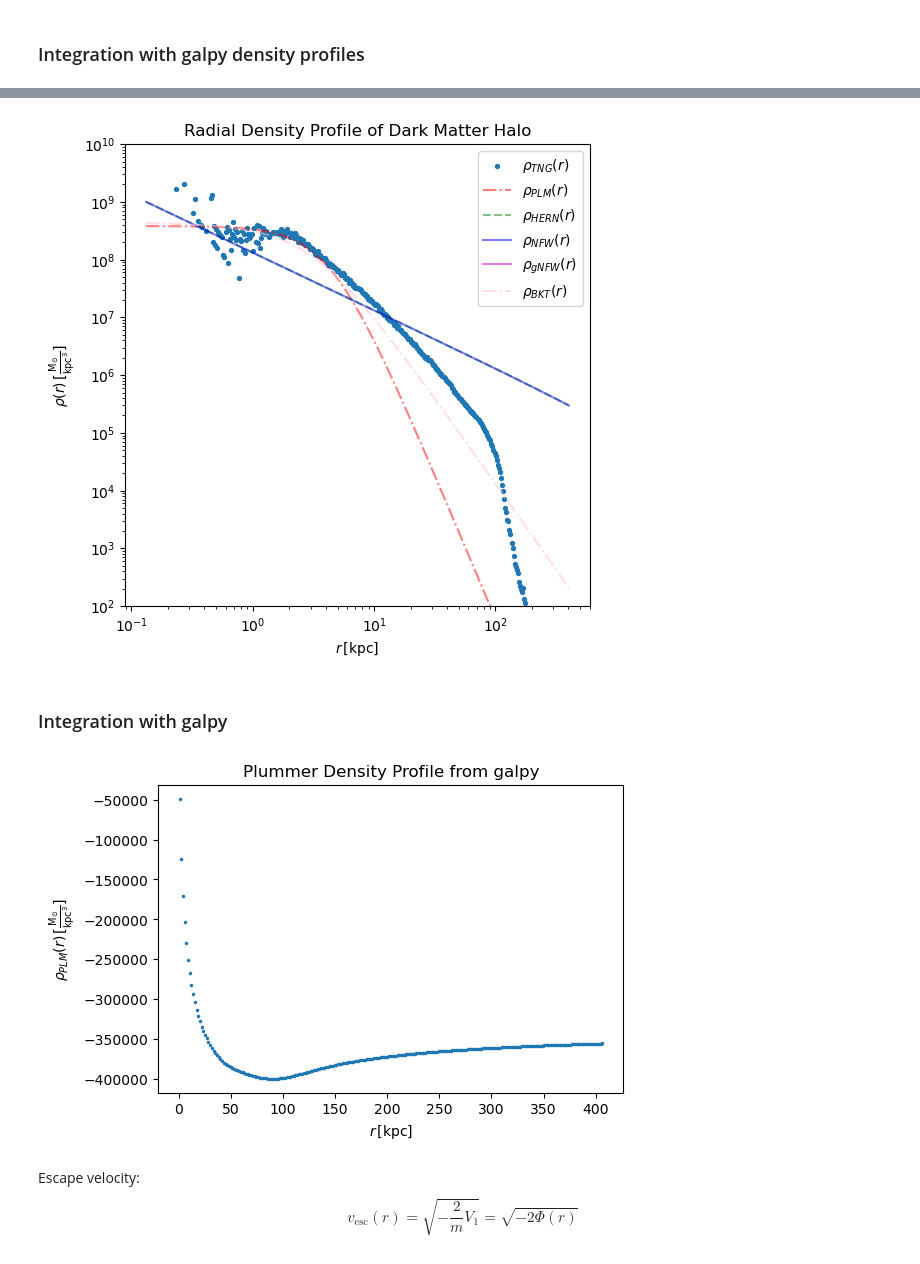
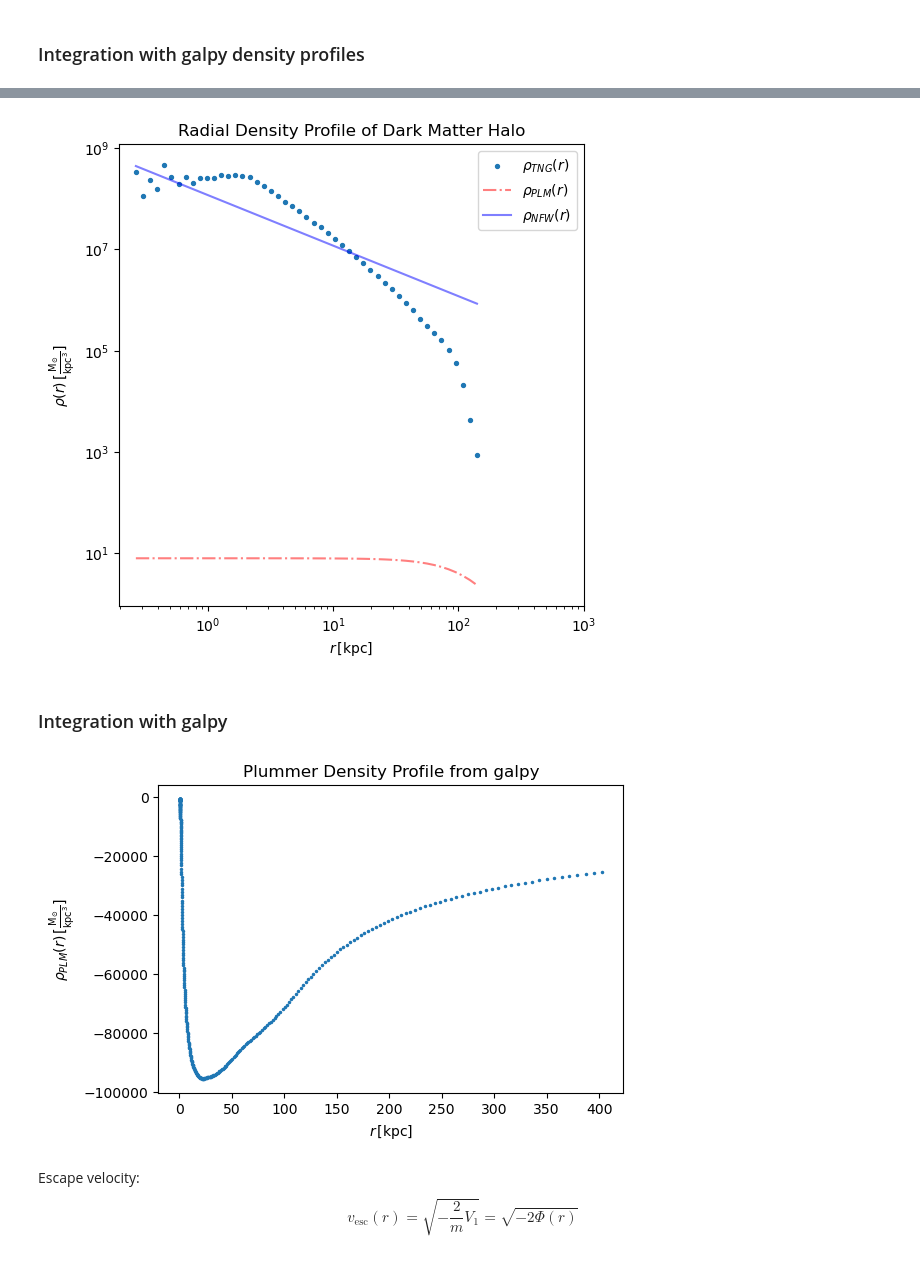
Before and after one commit to Jitskeverheecke/TANA_Project, a Jupyter notebook: project.ipynb, the cells around one changed output, grey strips where cells are left out. Cells and saved outputs as stored; diff of their text form; code cells hidden in the pictures.

```diff
--- a/project.ipynb
+++ b/project.ipynb
@@ -328,11 +339,10 @@ plt.show()
 # %%
 #logbins
-bins = np.logspace(np.log10(r_min.value), np.log10(r_max.value), n_bins)
+n_bins= 50
+bins = np.logspace(np.log10(0.25), np.log10(150), n_bins)
 r_j = np.sqrt(bins[1:] * bins[:-1]) * kpc
 
 counts, _ = np.histogram(r.value, bins=bins)
-
-
 vol = (4/3) * np.pi * (bins[1:]**3 - bins[:-1]**3)
 
 rho_j = counts * mass_dm / vol
@@ -436,11 +475,11 @@ def rho_Burkert(r, b , rho0):
 # %%
-popt_plummer, pcov_plummer = curve_fit(rho_plummer, r_j.value, rho_j.value, p0=[20, 1e8])
-popt_Hernquist, pcov_Hernquist = curve_fit(rho_Hernquist, r_j.value, rho_j.value, p0=[20, 1e8], maxfev=10000)
-popt_Jaffe, pcov_Jaffe = curve_fit(rho_Jaffe, r_j.value, rho_j.value, p0=[30, 1e8], maxfev=10000)
-popt_NFW, pcov_NFW = curve_fit(rho_NFW, r_j.value, rho_j.value, p0=[70, 1e9], maxfev=10000)
-popt_dpl, pcov_dpl = curve_fit(DPL, r_j.value, rho_j.value, p0=[50, 4, 1e9, 2], maxfev=10000)
-popt_Einasto, pcov_Einasto = curve_fit(rho_Einasto,r_j.value,rho_j.value,p0=[50, 1e9, 0.15], bounds=([0, 0, 0.05], [np.inf, np.inf, 1.0]),maxfev=20000)
-popt_gNFW, pcov_gNFW = curve_fit(rho_gNFW, r_j.value, rho_j.value, p0=[50.0, 1e9, 1.0], maxfev=20000)
-popt_Burkert, pcov_Burkert = curve_fit(rho_Burkert, r_j.value, rho_j.value, p0=[20, 1e8], maxfev=20000)
+popt_plummer, pcov_plummer = curve_fit(rho_plummer, r_j.value, np.log10(rho_j.value), p0=[20, 8])
+#popt_Hernquist, pcov_Hernquist = curve_fit(rho_Hernquist, r_j_fit, rho_j_fit, p0=[20, 1e8], maxfev=10000)
+#popt_Jaffe, pcov_Jaffe = curve_fit(rho_Jaffe, r_j_fit, rho_j_fit, p0=[30, 1e8], maxfev=10000)
+popt_NFW, pcov_NFW = curve_fit(rho_NFW, r_j.value, (rho_j.value), p0=[20, 1e8], maxfev=10000)
+#popt_dpl, pcov_dpl = curve_fit(DPL, r_j.value, rho_j.value, p0=[50, 4, 1e9, 2], maxfev=10000)
+#popt_Einasto, pcov_Einasto = curve_fit(rho_Einasto,r_j_fit,rho_j_fit,p0=[50, 1e9, 0.15], bounds=([0, 0, 0.05], [np.inf, np.inf, 1.0]),maxfev=20000)
+#popt_gNFW, pcov_gNFW = curve_fit(rho_gNFW, r_j.value, rho_j.value, p0=[50.0, 1e9, 1.0], maxfev=20000)
+#popt_Burkert, pcov_Burkert = curve_fit(rho_Burkert, r_j.value, rho_j.value, p0=[20, 1e8], maxfev=20000)
 # %%
 rho_plummer_j = rho_plummer(r_j, b=popt_plummer[0]*kpc, rho0=popt_plummer[1])
@@ -457,26 +496,26 @@ rho_Burkert_j = rho_Burkert(r_j, b=popt_Burkert[0]*kpc, rho0=popt_Burkert[1])
 # %%
 plt.close('all')
 plt.figure(figsize=(6,6))
 plt.loglog()
-plt.scatter(r_j.value, rho_j.value, s=8, label=r'$\rho_{TNG}(r)$')
+plt.scatter(r_j.value, (rho_j.value), s=8, label=r'$\rho_{TNG}(r)$')
 plt.plot(r_j.value, rho_plummer_j, '-.', color='red', alpha=0.5, label=r'$\rho_{PLM}(r)$')
-plt.plot(r_j.value, rho_Hernquist_j, '--', color='green', alpha=0.5, label=r'$\rho_{HERN}(r)$')
+#plt.plot(r_j.value, rho_Hernquist_j, '--', color='green', alpha=0.5, label=r'$\rho_{HERN}(r)$')
 #plt.plot(r_j.value, rho_Jaffe_j, '-', color='orange', alpha=0.5, label=r'$\rho_{JAFFE}(r)$')
 plt.plot(r_j.value, rho_NFW_j, '-', color='blue', alpha=0.5, label=r'$\rho_{NFW}(r)$')
 #plt.plot(r_j.value, rho_DPL_j, ':', color='purple', alpha=0.5, label=r'$\rho_{DPL}(r)$')
 #plt.plot(r_j.value , rho_Einasto_j , '-',color = 'indigo', alpha = 0.5 , label = r'$\rho_{Einasto}(r)$' )
-plt.plot(r_j.value, rho_gNFW_j, '-', color='m', alpha=0.5, label=r'$\rho_{gNFW}(r)$')
-plt.plot(r_j.value, rho_Burkert_j, '-.', color='pink', alpha=0.5, label=r'$\rho_{BKT}(r)$')
+#plt.plot(r_j.value, rho_gNFW_j, '-', color='cyan', alpha=0.5, label=r'$\rho_{gNFW}(r)$')
+#plt.plot(r_j.value, rho_Burkert_j, '-.', color='pink', alpha=0.5, label=r'$\rho_{BKT}(r)$')
 plt.xlabel(r'$r\,\text{[kpc]}$')
 plt.ylabel(r'$\rho(r)\, [\frac{\text{M}_\odot}{\text{kpc}^3}]$')
 plt.title('Radial Density Profile of Dark Matter Halo')
-plt.ylim(10**2,10**10)
+plt.xlim(0,10**3)
 plt.legend()
 #save in figure folder
 plt.savefig('Figures/Density_Profile_Fits.pdf', bbox_inches='tight')
 plt.show()
 # %% [output]
-[figure, old version]
+[figure, new version]
 # %% [markdown]
 ### Integration with galpy
 # %%
@@ -497,7 +537,7 @@ plt.ylabel(r'$\rho_{PLM}(r)\, [\frac{\text{M}_\odot}{\text{kpc}^3}]$')
 plt.title('Plummer Density Profile from galpy')
 plt.show()
 # %% [output]
-[figure, old version]
+[figure, new version]
 # %% [markdown]
 Escape velocity:
 $$v_\mathrm{esc}(r) = \sqrt{-\frac{2}{m}V_1} = \sqrt{-2\Phi(r)}$$
```
Also changed, not shown: parts of 13 cells of this notebook, 2 other files.
